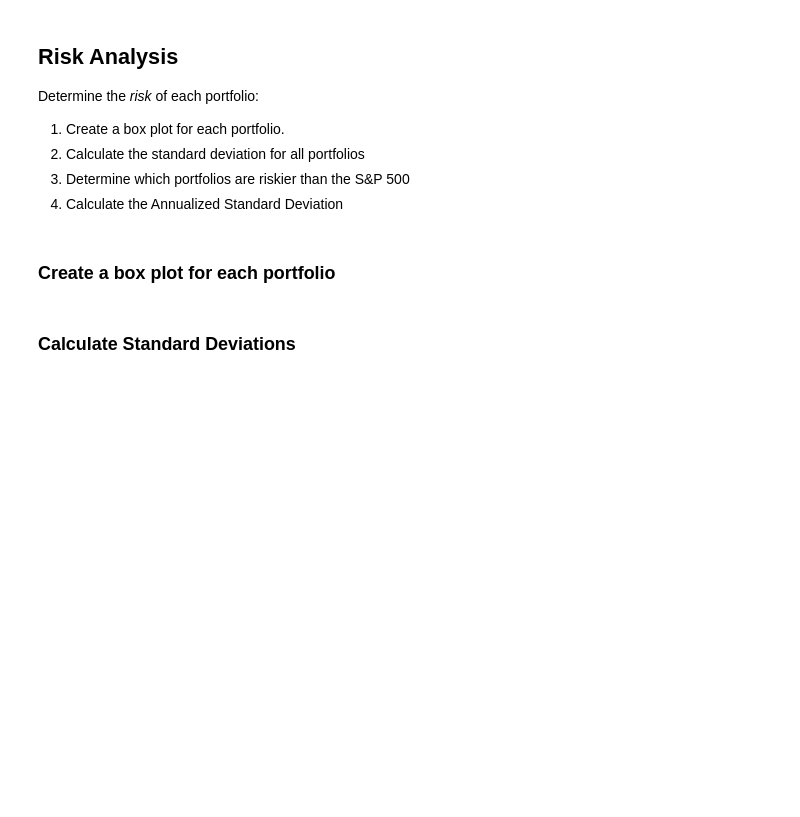
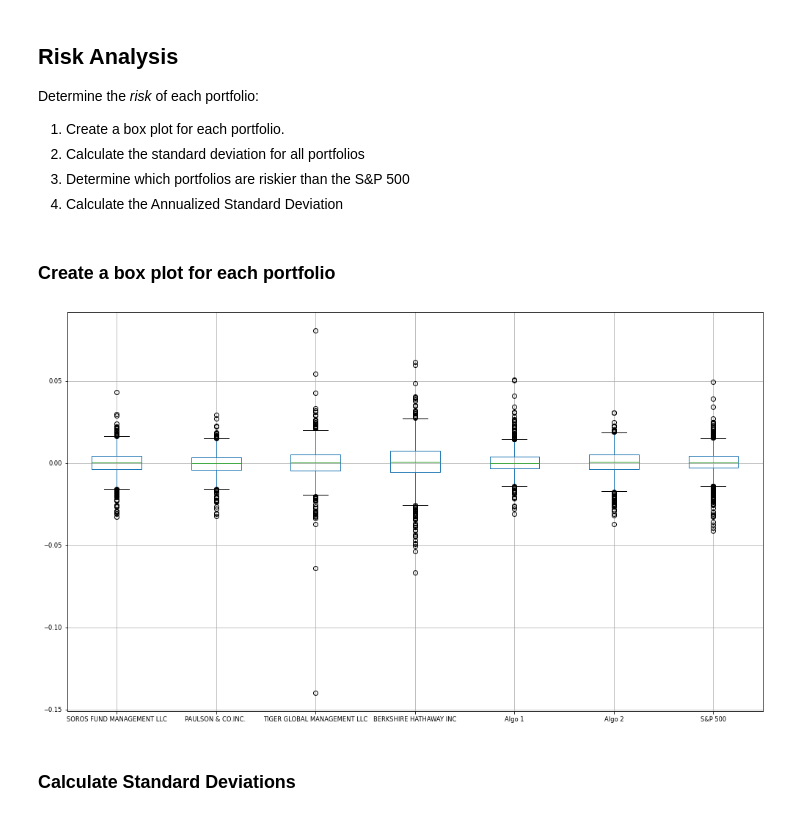
Before and after one commit to wchance/pandas-homework, a Jupyter notebook: whale_analysis.ipynb, the cells around one changed output. Saved outputs shown, nothing was run; the diff lists cells and outputs as text; code cells hidden in the pictures; blank space fills up the shorter version.

```diff
--- a/whale_analysis.ipynb
+++ b/whale_analysis.ipynb
@@ -136,6 +244,9 @@ Determine the _risk_ of each portfolio:
 ### Create a box plot for each portfolio
 # %%
 # Box plot to visually show risk
+boxplot = daily_returns.boxplot(fontsize='small', figsize=(17,10))
+# %% [output]
+[figure, added]
 # %% [markdown]
 ### Calculate Standard Deviations
 # %%
```
Also changed, not shown: parts of 35 cells of this notebook, 5 other files.
